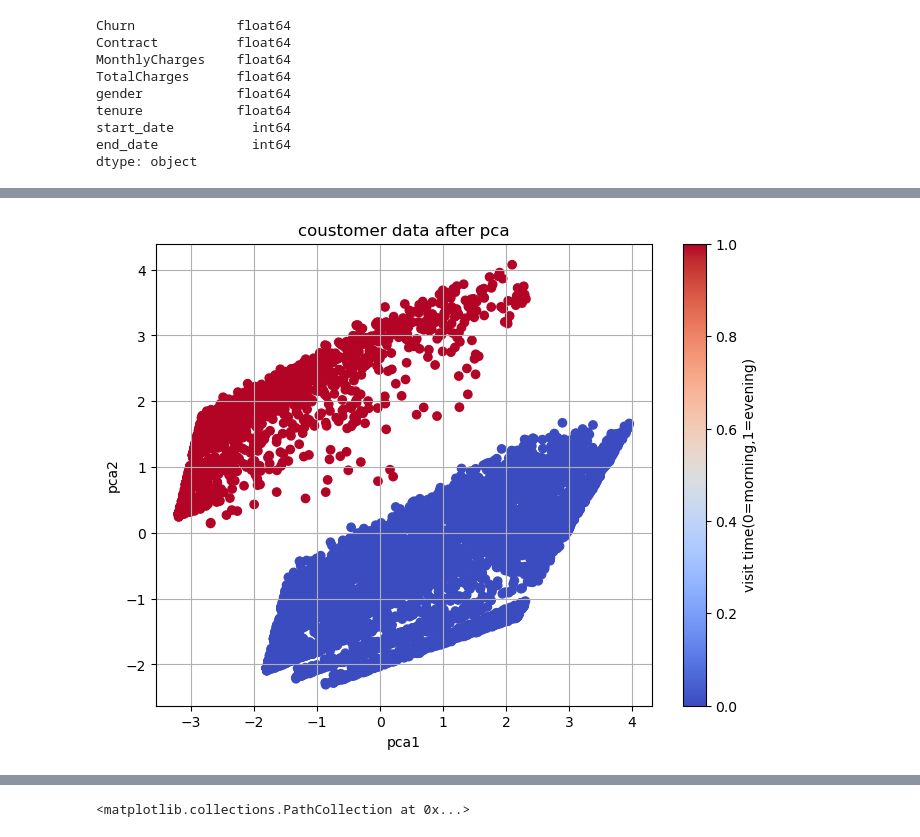
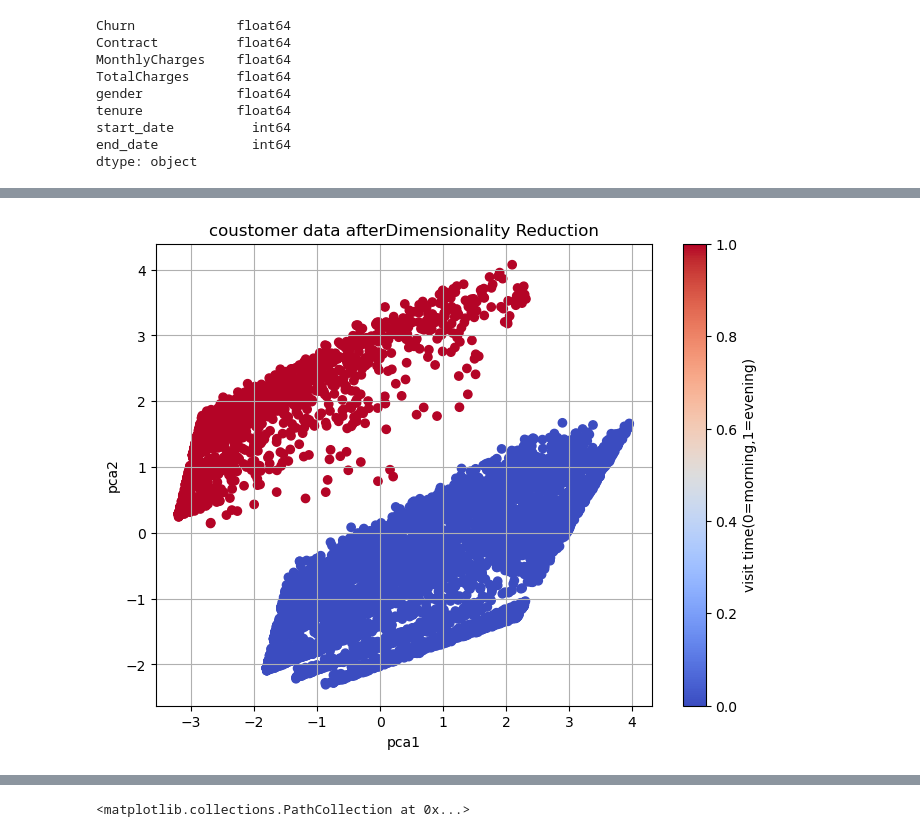
Before and after one commit to HamedRabbani/Telco_Customer_Churn, a Jupyter notebook: Notebooks/K-Means_RFM.ipynb, the cells around one changed output, grey strips where cells are left out. Drawn from its saved outputs; the diff is of its cells as text; code cells hidden in the pictures.

```diff
--- a/Notebooks/K-Means_RFM.ipynb
+++ b/Notebooks/K-Means_RFM.ipynb
@@ -265,14 +305,14 @@ X_pca = pca.fit_transform(X_scaled)
 # %%
 plt.figure(figsize=(8,6))
 plt.scatter(X_pca[:,0], X_pca[:,1],c=new_tables['Churn'], cmap='coolwarm')
 plt.xlabel('pca1')
 plt.ylabel('pca2')
-plt.title('coustomer data after pca')
+plt.title('coustomer data afterDimensionality Reduction')
 plt.colorbar(label ='visit time(0=morning,1=evening)')
 plt.grid(True)
 plt.show()
 # %% [output]
-[figure, old version]
+[figure, new version]
 # %%
 tsne = TSNE(n_components=2)
 X_2d_tsne = tsne.fit_transform(X_scaled)
```
Also changed, not shown: parts of 37 cells of this notebook.
